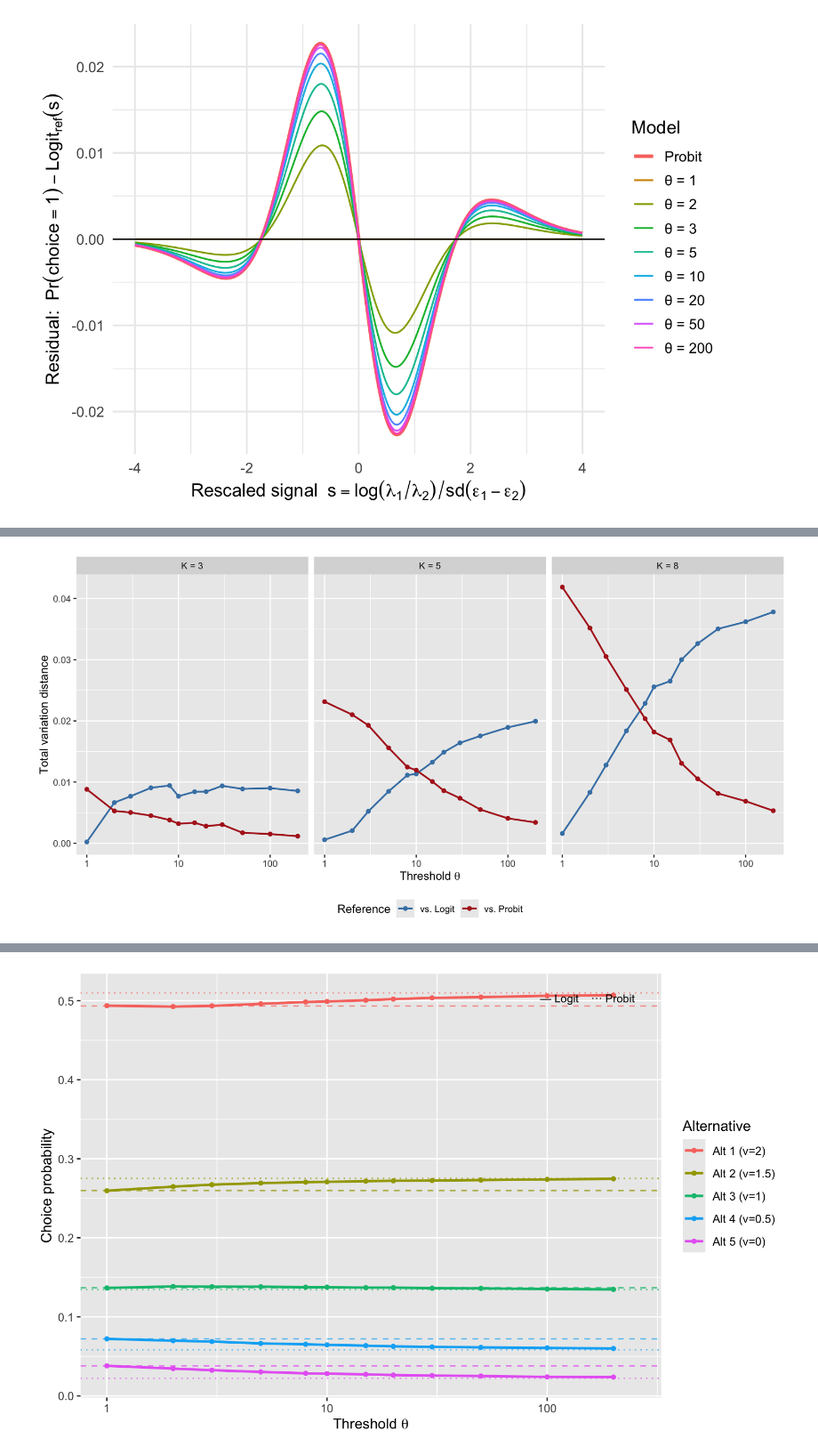
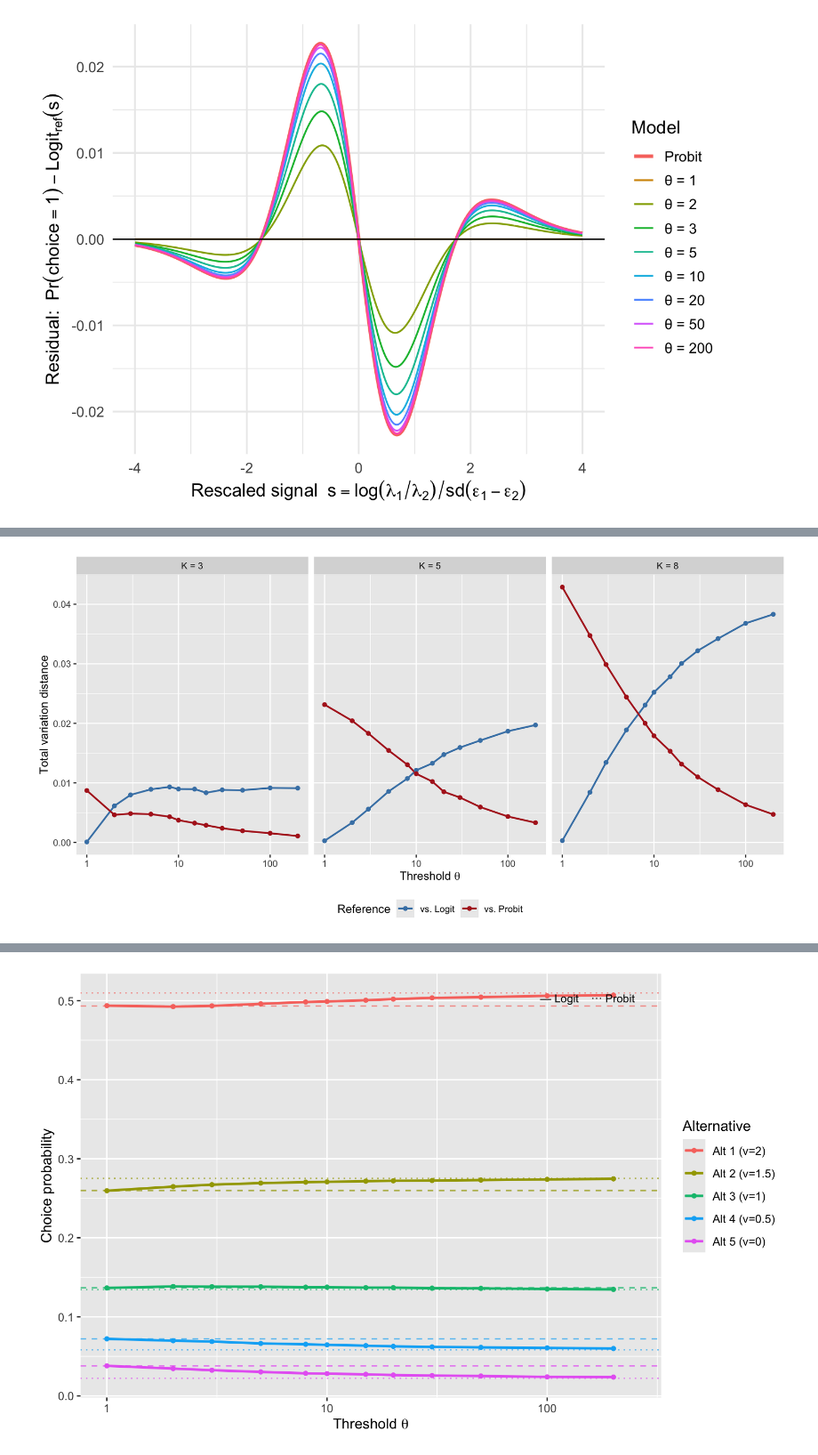
Before and after one commit to venpopov/logit-probit-poisson-rum, a Jupyter notebook: _manuscript/index.embed.ipynb, the cells around one changed output, grey strips where cells are left out. Shown at 89% size. Cells and saved outputs as stored; diff of their text form; code cells hidden in the pictures.

```diff
--- a/_manuscript/index.embed.ipynb
+++ b/_manuscript/index.embed.ipynb
@@ -296,6 +276,6 @@ For each $K$, we use linearly spaced utilities $v_i = (K - i)/(K - 1)$ for $i =
 # %%
 set.seed(42)
-n_sim <- 1e6
+n_sim <- 1e7
 
 Ks <- c(3, 5, 8)
 thetas <- c(1, 2, 3, 5, 8, 10, 15, 20, 30, 50, 100, 200)
@@ -317,31 +297,31 @@ for (K in Ks) {
       theta = th,
       tv_logit = tv_dist(p_race, p_logit),
       tv_probit = tv_dist(p_race, p_probit)
     ))
   }
 }
 
 # Reshape for plotting
 df_tv <- rbind(
   data.frame(K = results$K, theta = results$theta,
              TV = results$tv_logit, Reference = "vs. Logit"),
   data.frame(K = results$K, theta = results$theta,
              TV = results$tv_probit, Reference = "vs. Probit")
 )
 df_tv$K_label <- paste0("K = ", df_tv$K)
 df_tv$K_label <- factor(df_tv$K_label, levels = paste0("K = ", Ks))
 
 ggplot(df_tv, aes(x = theta, y = TV, color = Reference)) +
   geom_line(linewidth = 0.8) +
   geom_point(size = 1.5) +
   scale_x_log10() +
   facet_wrap(~K_label) +
   scale_color_manual(values = c("vs. Logit" = "steelblue", "vs. Probit" = "firebrick")) +
   labs(
     x = expression("Threshold " * theta),
     y = "Total variation distance",
     color = "Reference"
   ) +
   theme(legend.position = "bottom")
 # %% [output]
-[figure, old version]
+[figure, new version]
```
Also changed, not shown: parts of 18 cells of this notebook, 17 other files.
